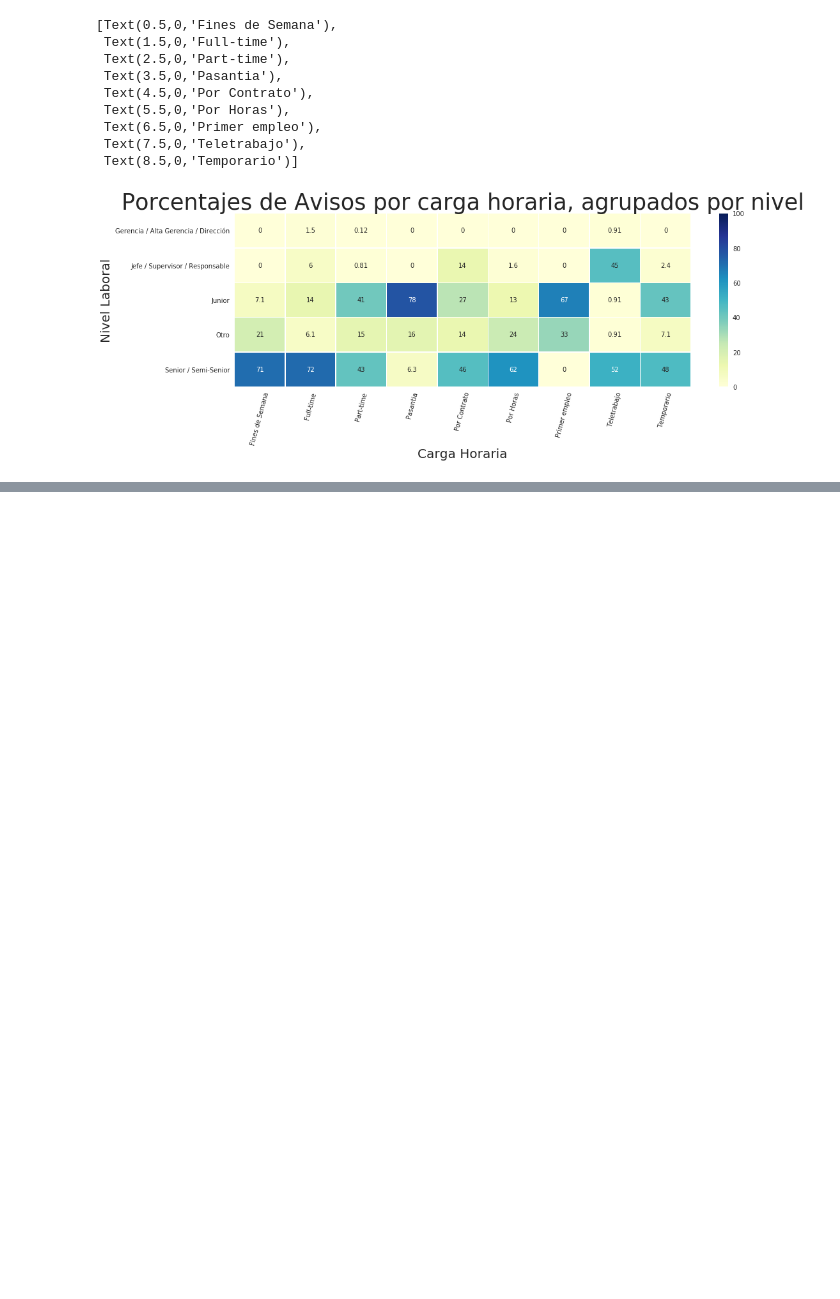
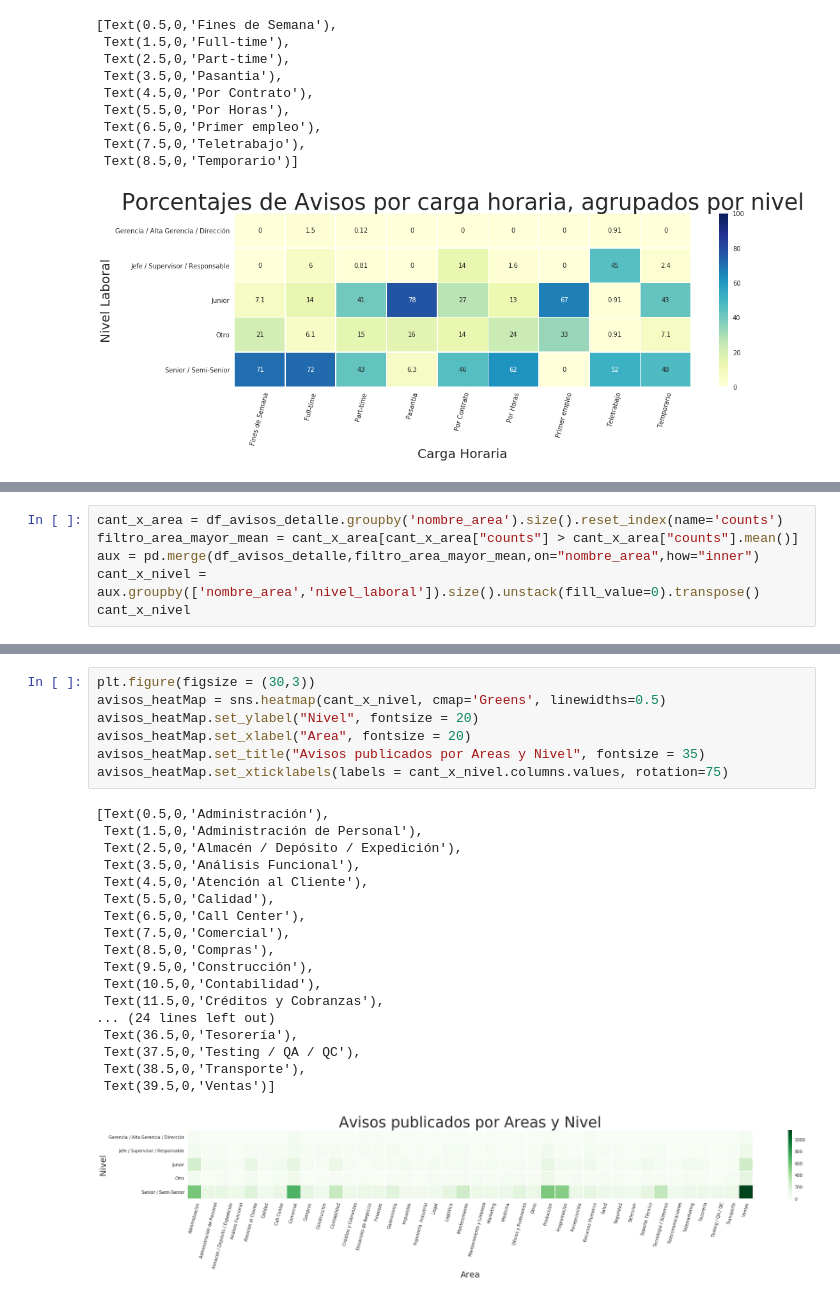
Before and after one commit to javierleyes/OrganizacionDeDatos, a Jupyter notebook: analisisMarcelo.ipynb, the cells around one changed output, grey strips where cells are left out. Drawn from its saved outputs; the diff is of its cells as text; blank space fills up the shorter version.

Commit message:
Agrego visualizacion publicados por area y nivel

```diff
--- a/analisisMarcelo.ipynb
+++ b/analisisMarcelo.ipynb
@@ -81,0 +86,6 @@ avisos_heatMap.set_xticklabels(labels = avisos_nivel_carga_tipo.columns.values,
+# %%
+cant_x_area = df_avisos_detalle.groupby('nombre_area').size().reset_index(name='counts')
+filtro_area_mayor_mean = cant_x_area[cant_x_area["counts"] > cant_x_area["counts"].mean()]
+aux = pd.merge(df_avisos_detalle,filtro_area_mayor_mean,on="nombre_area",how="inner")
+cant_x_nivel = aux.groupby(['nombre_area','nivel_laboral']).size().unstack(fill_value=0).transpose()
+cant_x_nivel
@@ -81,0 +101,26 @@ avisos_heatMap.set_xticklabels(labels = avisos_nivel_carga_tipo.columns.values,
+# %%
+plt.figure(figsize = (30,3))
+avisos_heatMap = sns.heatmap(cant_x_nivel, cmap='Greens', linewidths=0.5)
+avisos_heatMap.set_ylabel("Nivel", fontsize = 20)
+avisos_heatMap.set_xlabel("Area", fontsize = 20)
+avisos_heatMap.set_title("Avisos publicados por Areas y Nivel", fontsize = 35)
+avisos_heatMap.set_xticklabels(labels = cant_x_nivel.columns.values, rotation=75)
+# %% [output]
+[Text(0.5,0,'Administración'),
+ Text(1.5,0,'Administración de Personal'),
+ Text(2.5,0,'Almacén / Depósito / Expedición'),
+ Text(3.5,0,'Análisis Funcional'),
+ Text(4.5,0,'Atención al Cliente'),
+ Text(5.5,0,'Calidad'),
+ Text(6.5,0,'Call Center'),
+ Text(7.5,0,'Comercial'),
+ Text(8.5,0,'Compras'),
+ Text(9.5,0,'Construcción'),
+ Text(10.5,0,'Contabilidad'),
+ Text(11.5,0,'Créditos y Cobranzas'),
+... (24 lines left out)
+ Text(36.5,0,'Tesorería'),
+ Text(37.5,0,'Testing / QA / QC'),
+ Text(38.5,0,'Transporte'),
+ Text(39.5,0,'Ventas')]
+[figure, added]
```
Also changed, not shown: parts of 3 cells of this notebook.
